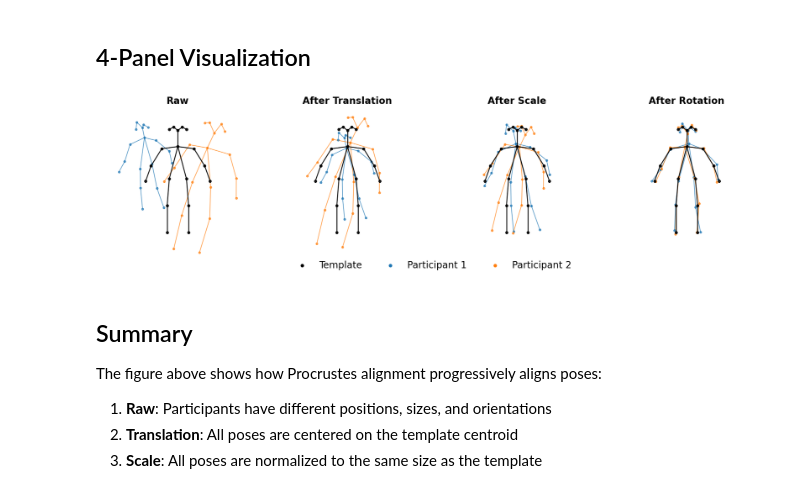
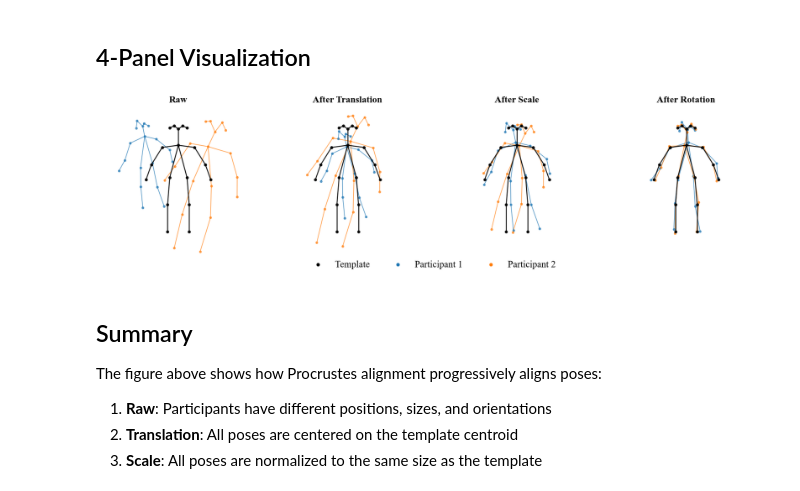
Before and after one commit to MInD-Laboratory/Pose-Dynamics, a Jupyter notebook: extra/procrustes_demo.ipynb, the cells around one changed output. Drawn from its saved outputs; the diff is of its cells as text; code cells hidden in the pictures.

```diff
--- a/extra/procrustes_demo.ipynb
+++ b/extra/procrustes_demo.ipynb
@@ -213,6 +213,8 @@ Participant 2: scale=0.825, rotation=-12.5°
 # %% [markdown]
 ## 4-Panel Visualization
 # %%
+plt.rcParams['font.family'] = ['Times New Roman', 'serif']
+
 fig, axes = plt.subplots(1, 4, figsize=(20, 5), constrained_layout=True)
 
 stages = ['raw', 'translated', 'scaled', 'rotated']
@@ -223,35 +225,36 @@ colors = ['tab:blue', 'tab:orange']
 all_points = np.vstack([
     template,
     p1_steps['raw'], p1_steps['translated'], p1_steps['scaled'], p1_steps['rotated'],
     p2_steps['raw'], p2_steps['translated'], p2_steps['scaled'], p2_steps['rotated']
 ])
 x_min, y_min = all_points.min(axis=0) - 0.1
 x_max, y_max = all_points.max(axis=0) + 0.1
 max_range = max(x_max - x_min, y_max - y_min)
 x_center, y_center = (x_min + x_max) / 2, (y_min + y_max) / 2
 
 for ax, stage, title in zip(axes, stages, titles):
-    ax.set_title(title, fontsize=20, fontweight='bold')
+    ax.set_title(title, fontsize=20, fontweight='bold', fontname='Times New Roman')
     ax.set_aspect('equal')
     ax.axis('off')
     ax.set_xlim(x_center - max_range/2, x_center + max_range/2)
     ax.set_ylim(y_center - max_range/2, y_center + max_range/2)
 
     # Draw template
     draw_template(ax, template)
 
     # Draw participants at this stage
     draw_skeleton(ax, p1_steps[stage], colors[0], label='Participant 1' if stage == 'raw' else None)
     draw_skeleton(ax, p2_steps[stage], colors[1], label='Participant 2' if stage == 'raw' else None)
 
 # Add legend
 handles, labels = axes[0].get_legend_handles_labels()
 fig.legend(handles, labels, loc='lower center', ncol=3, fontsize=20,
+           prop={'family': 'Times New Roman', 'size': 20},
            bbox_to_anchor=(0.5, -0.08), frameon=False)
 
 plt.show()
 # %% [output]
-[figure, old version]
+[figure, new version]
 # %% [markdown]
 ## Summary
 
```
Also changed, not shown: 2 other files.
